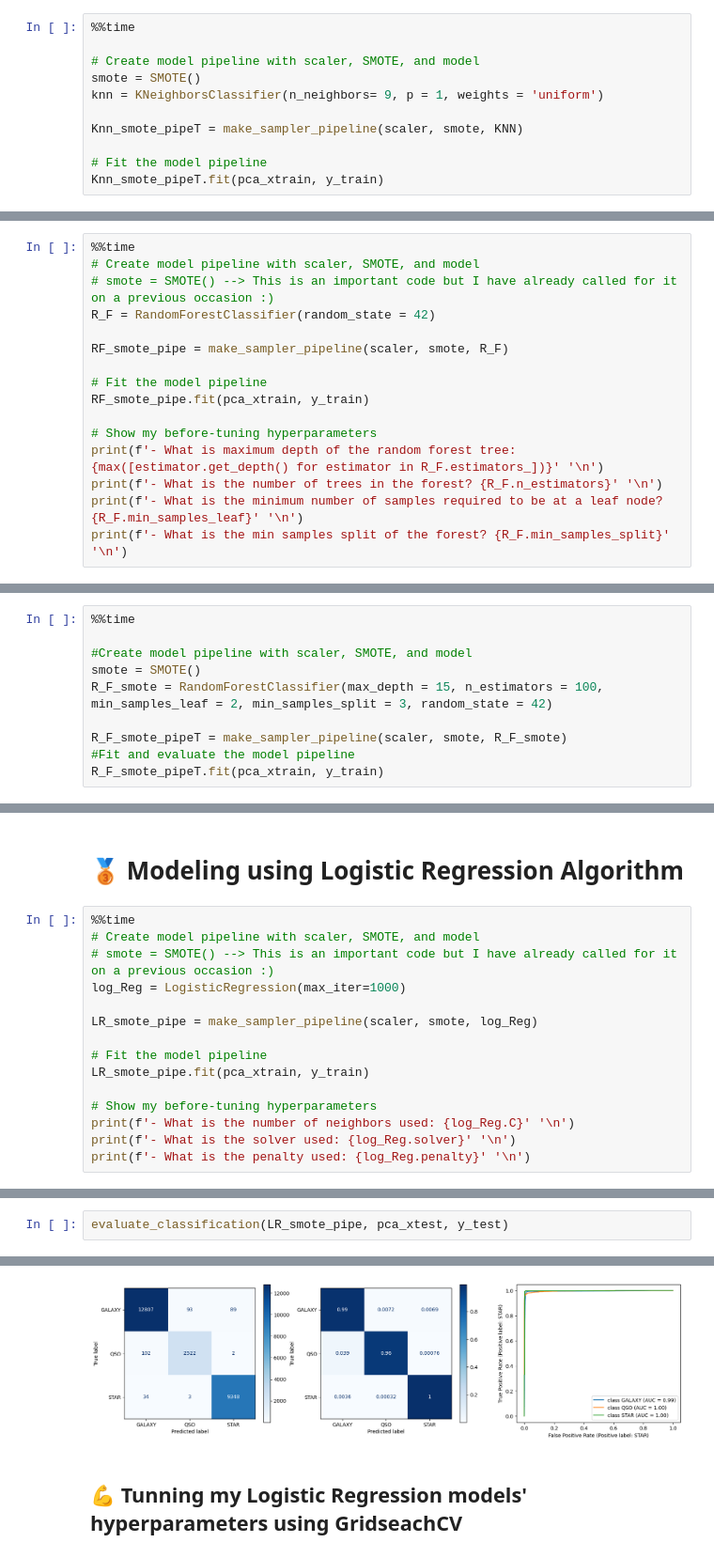
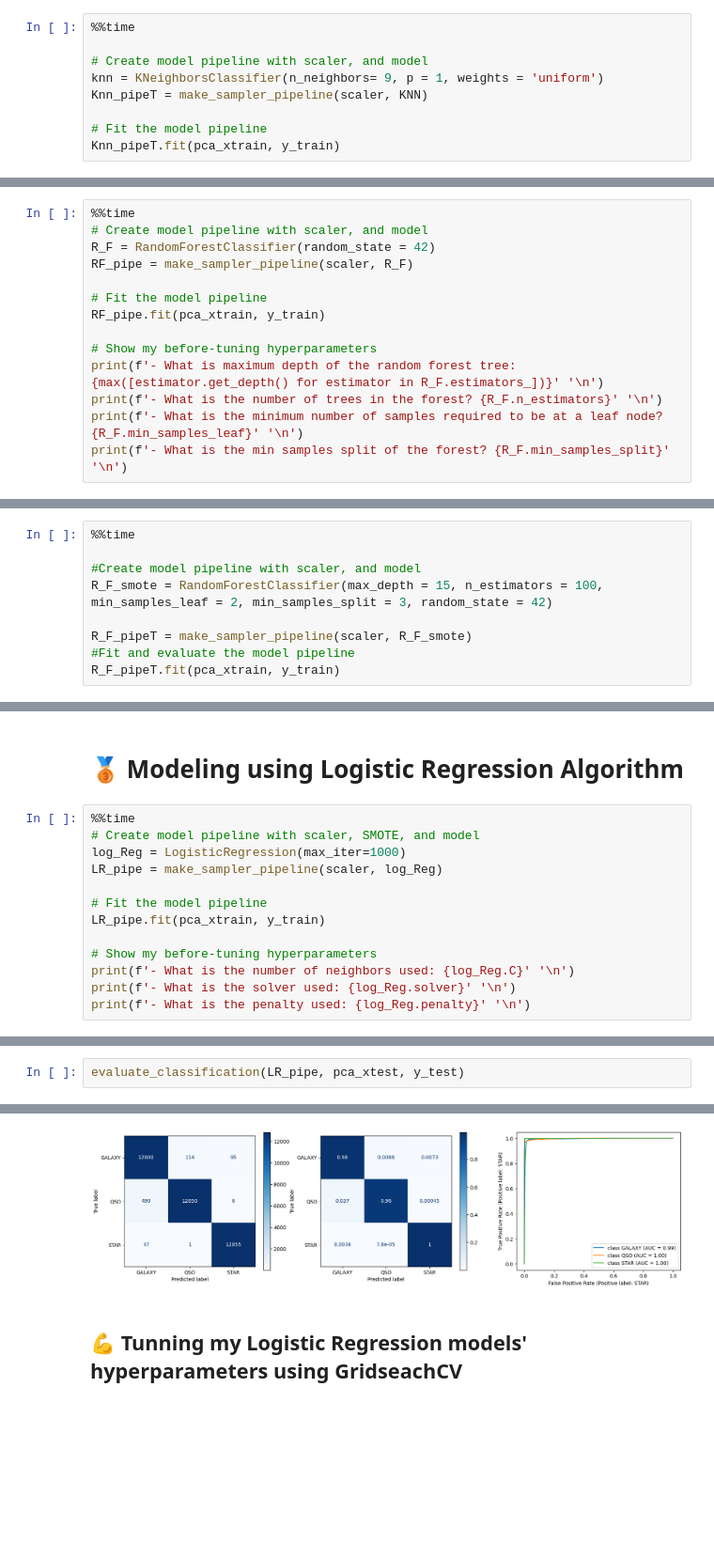
Before and after one commit to Souha-Kabtni/Celestial_Bodies_Detected, a Jupyter notebook: Celestial_Bodies_Detection.ipynb, the cells around one changed output, grey strips where cells are left out. Shown at 94% size. Saved outputs shown, nothing was run; the diff lists cells and outputs as text; blank space fills up the shorter version.

```diff
--- a/Celestial_Bodies_Detection.ipynb
+++ b/Celestial_Bodies_Detection.ipynb
@@ -805,12 +805,10 @@ Wall time: 1h 57min 11s
 # %%
 %%time
 
-# Create model pipeline with scaler, SMOTE, and model
-smote = SMOTE()
+# Create model pipeline with scaler, and model
 knn = KNeighborsClassifier(n_neighbors= 9, p = 1, weights = 'uniform')
-
-Knn_smote_pipeT = make_sampler_pipeline(scaler, smote, KNN)
+Knn_pipeT = make_sampler_pipeline(scaler, KNN)
 
 # Fit the model pipeline
-Knn_smote_pipeT.fit(pca_xtrain, y_train)
+Knn_pipeT.fit(pca_xtrain, y_train)
 # %% [output]
@@ -842,14 +840,12 @@ weighted avg       0.97      0.97      0.97     25000
 # 🥉 **Modeling using Random Forest Classifier Algorithm**
 # %%
 %%time
-# Create model pipeline with scaler, SMOTE, and model
-# smote = SMOTE() --> This is an important code but I have already called for it on a previous occasion :)
+# Create model pipeline with scaler, and model
 R_F = RandomForestClassifier(random_state = 42)
-
-RF_smote_pipe = make_sampler_pipeline(scaler, smote, R_F)
+RF_pipe = make_sampler_pipeline(scaler, R_F)
 
 # Fit the model pipeline
-RF_smote_pipe.fit(pca_xtrain, y_train)
+RF_pipe.fit(pca_xtrain, y_train)
 
 # Show my before-tuning hyperparameters
 print(f'- What is maximum depth of the random forest tree: {max([estimator.get_depth() for estimator in R_F.estimators_])}' '\n')
@@ -944,11 +940,10 @@ Wall time: 1h 34min 48s
 # %%
 %%time
 
-#Create model pipeline with scaler, SMOTE, and model
-smote = SMOTE()
+#Create model pipeline with scaler, and model
 R_F_smote = RandomForestClassifier(max_depth = 15, n_estimators = 100, min_samples_leaf = 2, min_samples_split = 3, random_state = 42)
 
-R_F_smote_pipeT = make_sampler_pipeline(scaler, smote, R_F_smote)
+R_F_pipeT = make_sampler_pipeline(scaler, R_F_smote)
 #Fit and evaluate the model pipeline
-R_F_smote_pipeT.fit(pca_xtrain, y_train)
+R_F_pipeT.fit(pca_xtrain, y_train)
 # %% [output]
@@ -984,13 +979,11 @@ weighted avg       0.98      0.98      0.98     25000
 # %%
 %%time
 # Create model pipeline with scaler, SMOTE, and model
-# smote = SMOTE() --> This is an important code but I have already called for it on a previous occasion :)
 log_Reg = LogisticRegression(max_iter=1000)
-
-LR_smote_pipe = make_sampler_pipeline(scaler, smote, log_Reg)
+LR_pipe = make_sampler_pipeline(scaler, log_Reg)
 
 # Fit the model pipeline
-LR_smote_pipe.fit(pca_xtrain, y_train)
+LR_pipe.fit(pca_xtrain, y_train)
 
 # Show my before-tuning hyperparameters
 print(f'- What is the number of neighbors used: {log_Reg.C}' '\n')
@@ -1015,5 +1008,5 @@ Wall time: 25 ms
 # %%
-evaluate_classification(LR_smote_pipe, pca_xtest, y_test)
+evaluate_classification(LR_pipe, pca_xtest, y_test)
 # %% [output]
               precision    recall  f1-score   support
 
@@ -1027,4 +1020,4 @@ weighted avg       0.99      0.99      0.99     25000
-[figure, old version]
+[figure, new version]
 # %% [markdown]
 ## 💪 **Tunning my Logistic Regression models' hyperparameters using GridseachCV**
 # %%
```
Also changed, not shown: parts of 38 cells of this notebook.
